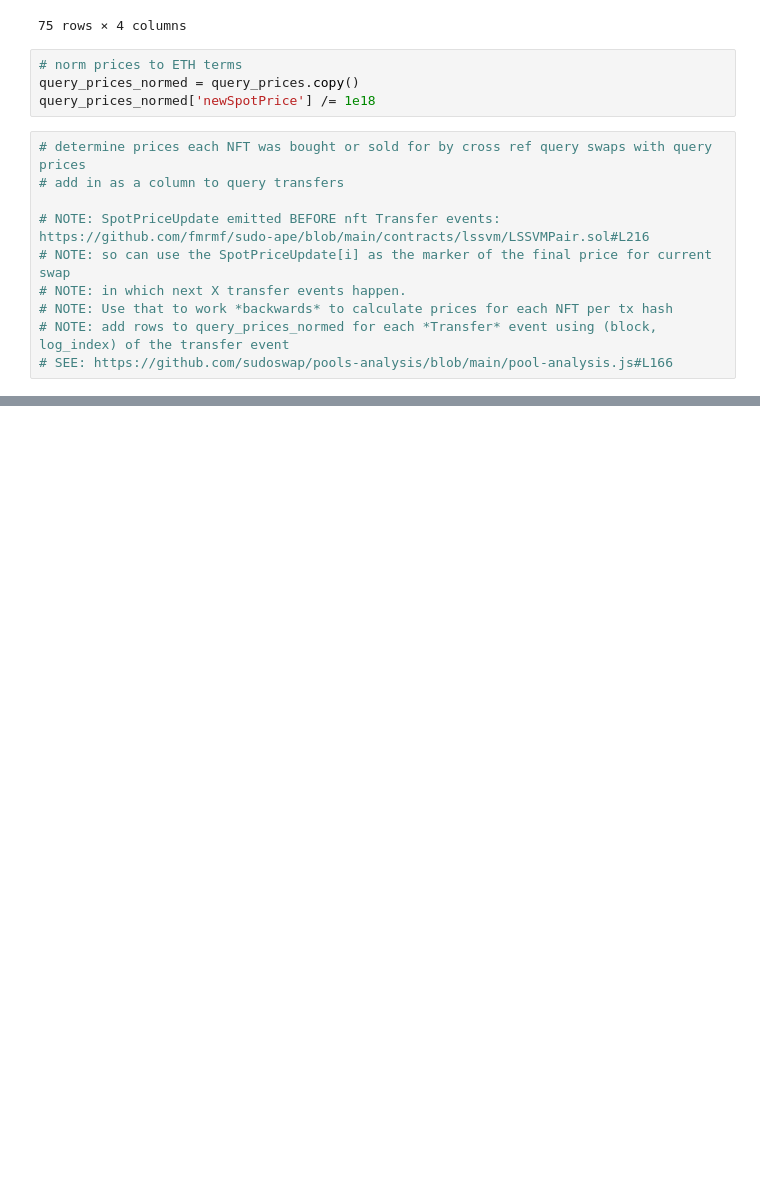
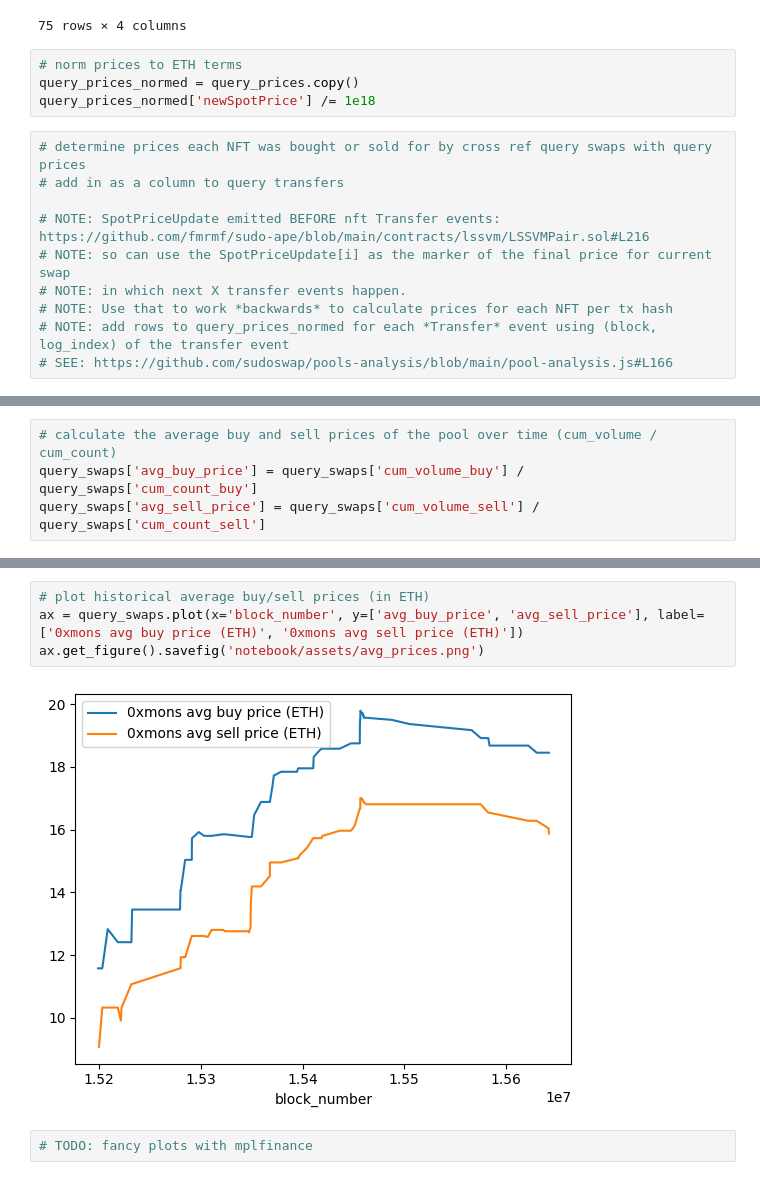
Before and after one commit to fmrmf/sudo-ape, a Jupyter notebook: notebook/sudo-pool.ipynb, the cells around one changed output, grey strips where cells are left out. Drawn from its saved outputs; the diff is of its cells as text; blank space fills up the shorter version.

```diff
--- a/notebook/sudo-pool.ipynb
+++ b/notebook/sudo-pool.ipynb
@@ -419,0 +429,4 @@ ax.get_figure().savefig('notebook/assets/volumes.png')
+# %%
+# calculate the average buy and sell prices of the pool over time (cum_volume / cum_count)
+query_swaps['avg_buy_price'] = query_swaps['cum_volume_buy'] / query_swaps['cum_count_buy']
+query_swaps['avg_sell_price'] = query_swaps['cum_volume_sell'] / query_swaps['cum_count_sell']
@@ -419,0 +449,8 @@ ax.get_figure().savefig('notebook/assets/volumes.png')
+# %%
+# plot historical average buy/sell prices (in ETH)
+ax = query_swaps.plot(x='block_number', y=['avg_buy_price', 'avg_sell_price'], label=['0xmons avg buy price (ETH)', '0xmons avg sell price (ETH)'])
+ax.get_figure().savefig('notebook/assets/avg_prices.png')
+# %% [output]
+[figure, added]
+# %%
+# TODO: fancy plots with mplfinance
```
Also changed, not shown: parts of 35 cells of this notebook, 5 other files.
